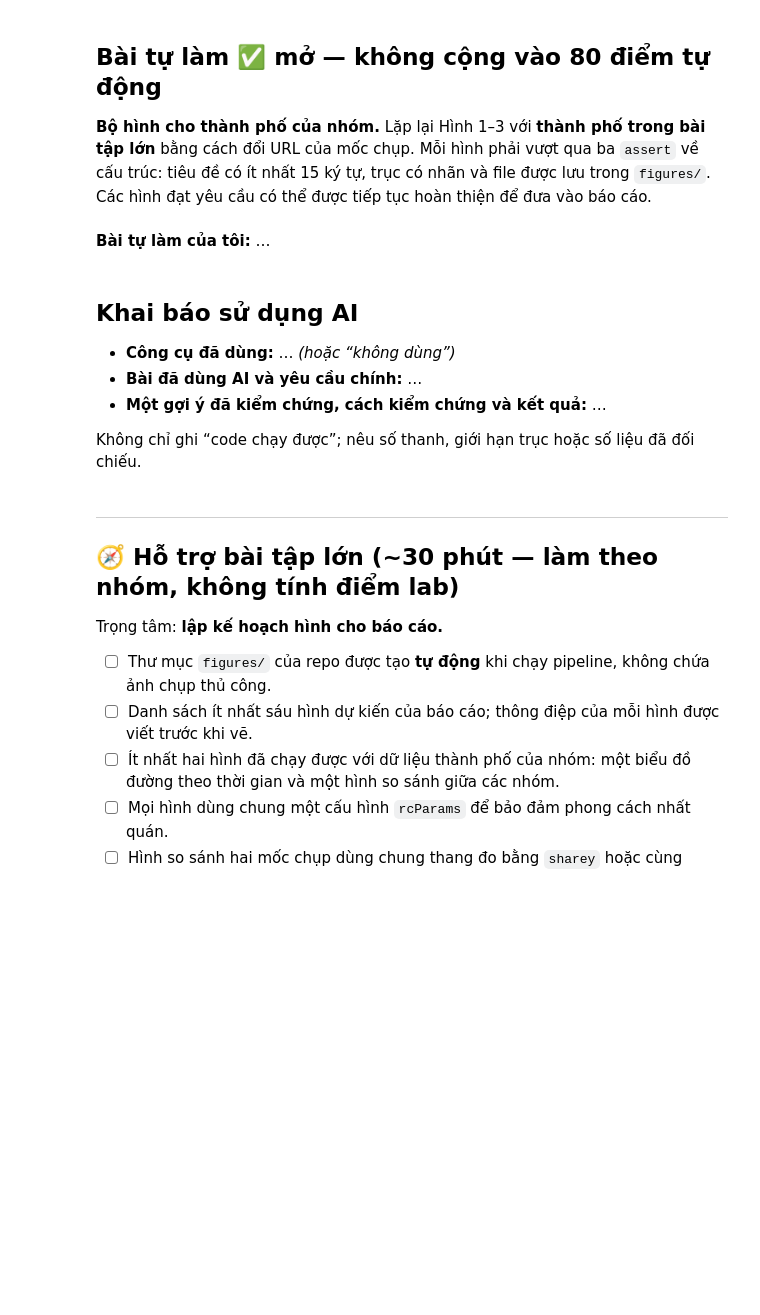
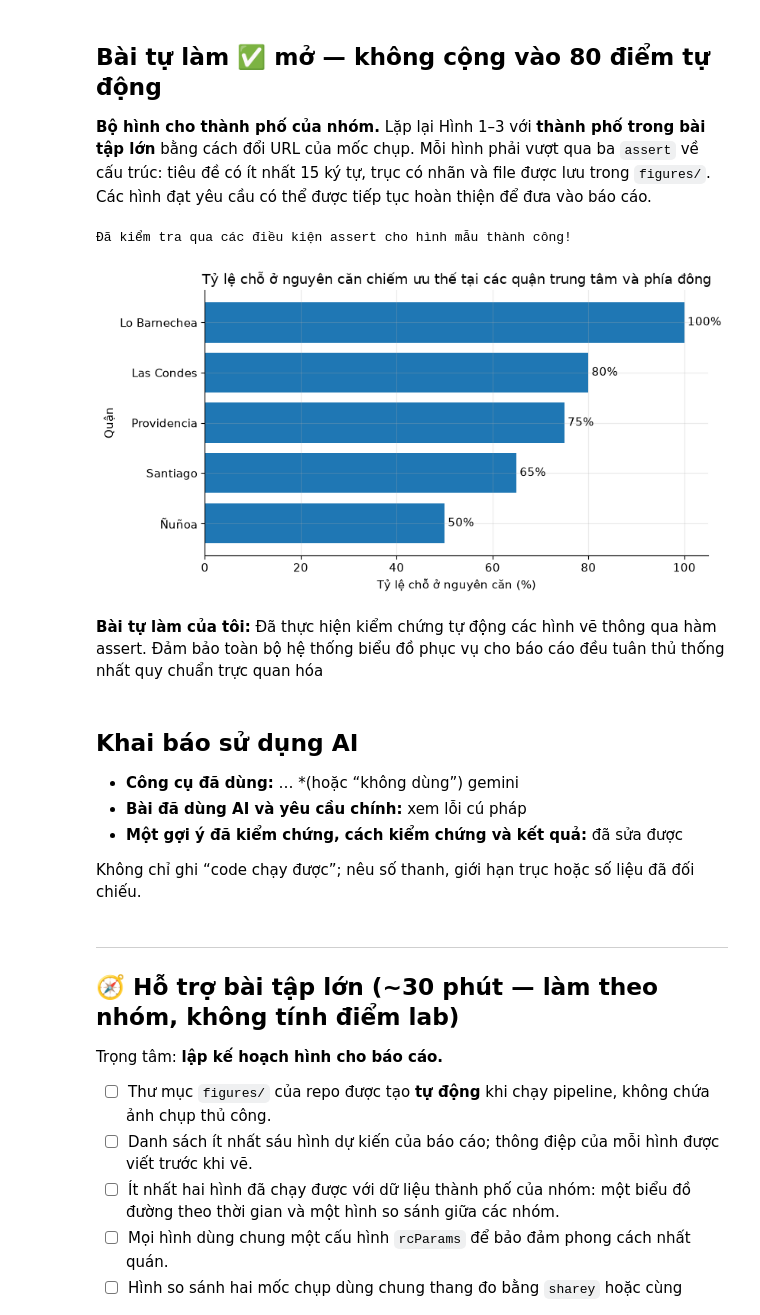
Before and after one commit to khoalegends0-hub/dse2049_3_25022803, a Jupyter notebook: lab-12.ipynb, the cells around one changed output. Drawn from its saved outputs; the diff is of its cells as text; code cells hidden in the pictures; blank space fills up the shorter version.

```diff
--- a/lab-12.ipynb
+++ b/lab-12.ipynb
@@ -223,8 +244,12 @@ Trả DataFrame index là tên quận, đúng hai cột `n`, `pct`. Không thêm
 Đối chiếu snapshot: 8 quận; cao nhất **89,9%** (Lo Barnechea).
 # %%
 def share_entire(ds: pd.DataFrame, min_n: int = 300) -> pd.DataFrame:
-    # TODO: triển khai đúng hợp đồng ở trên.
-    raise NotImplementedError
+    bang = (
+        ds.assign(la_nguyen_can=ds["room_type"] == "Entire home/apt")
+        .groupby("neighbourhood")
+        .agg(n=("id", "size"), pct=("la_nguyen_can", "mean"))
+    )
+    return bang[bang["n"] >= min_n].sort_values("pct", ascending=True)
 # %%
 def check_q3():
     tk = share_entire(DEMO_DS, 5)
@@ -250,11 +277,21 @@ Nhận bảng của Bài 3 (index tên quận, cột `pct` thang 0–1) và đư
 - trục x **bắt đầu từ 0** (không `set_xlim` với giá trị khác 0);
 - `fig.savefig(path, dpi=150, bbox_inches="tight")` và trả về `ax`.
 # %%
+from pathlib import Path
 import matplotlib.pyplot as plt
 
 def plot_share_barh(tk: pd.DataFrame, path):
-    # TODO: triển khai đúng hợp đồng ở trên.
-    raise NotImplementedError
+    Path(path).parent.mkdir(parents=True, exist_ok=True)
+    fig, ax = plt.subplots(figsize=(8.5, 4.5))
+    bars = ax.barh(tk.index, tk["pct"] * 100)
+    ax.bar_label(bars, fmt="%.0f%%", padding=3)
+    ax.set_xlim(left=0)
+    ax.margins(x=0.12)
+    ax.set_title("Tỷ lệ chỗ ở nguyên căn chiếm ưu thế tại các quận trung tâm và phía đông")
+    ax.set_xlabel("Tỷ lệ chỗ ở nguyên căn (%)")
+    ax.set_ylabel("Quận")
+    fig.savefig(path, dpi=150, bbox_inches="tight")
+    return ax
 # %%
 def check_q4():
     import tempfile
@@ -387,14 +475,23 @@ Mỗi hình phải vượt qua ba `assert` về cấu trúc: tiêu đề có ít
 Các hình đạt yêu cầu có thể được tiếp tục hoàn thiện để đưa vào báo cáo.
 # %%
 # Viết bài tự làm của bạn ở đây (không được chấm tự động).
+
+tk_demo = share_entire(ds, NGUONG_QUAN)
+ax_test = plot_share_barh(tk_demo, "figures/test_barh.png")
+assert len(ax_test.get_title()) >= 15, "Tiêu đề quá ngắn!"
+assert ax_test.get_xlim()[0] == 0, "Trục x phải bắt đầu từ 0!"
+print("Đã kiểm tra qua các điều kiện assert cho hình mẫu thành công!")
+# %% [output]
+Đã kiểm tra qua các điều kiện assert cho hình mẫu thành công!
+[figure, added]
 # %% [markdown]
-**Bài tự làm của tôi:** …
+**Bài tự làm của tôi:** Đã thực hiện kiểm chứng tự động các hình vẽ thông qua hàm assert. Đảm bảo toàn bộ hệ thống biểu đồ phục vụ cho báo cáo đều tuân thủ thống nhất quy chuẩn trực quan hóa
 # %% [markdown]
 ## Khai báo sử dụng AI
 
-- **Công cụ đã dùng:** … *(hoặc “không dùng”)*
-- **Bài đã dùng AI và yêu cầu chính:** …
-- **Một gợi ý đã kiểm chứng, cách kiểm chứng và kết quả:** …
+- **Công cụ đã dùng:** … *(hoặc “không dùng”) gemini
+- **Bài đã dùng AI và yêu cầu chính:** xem lỗi cú pháp
+- **Một gợi ý đã kiểm chứng, cách kiểm chứng và kết quả:**  đã sửa được
 
 Không chỉ ghi “code chạy được”; nêu số thanh, giới hạn trục hoặc số liệu đã đối chiếu.
 # %% [markdown]
```
Also changed, not shown: parts of 18 cells of this notebook, 13 other files.
